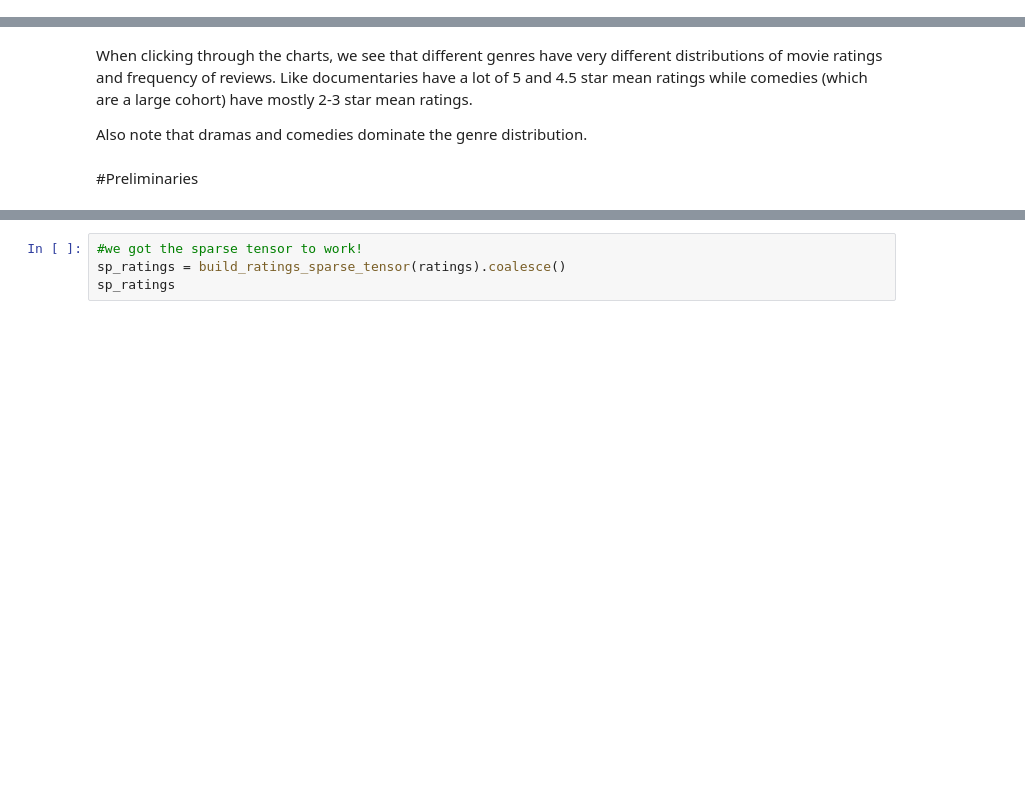
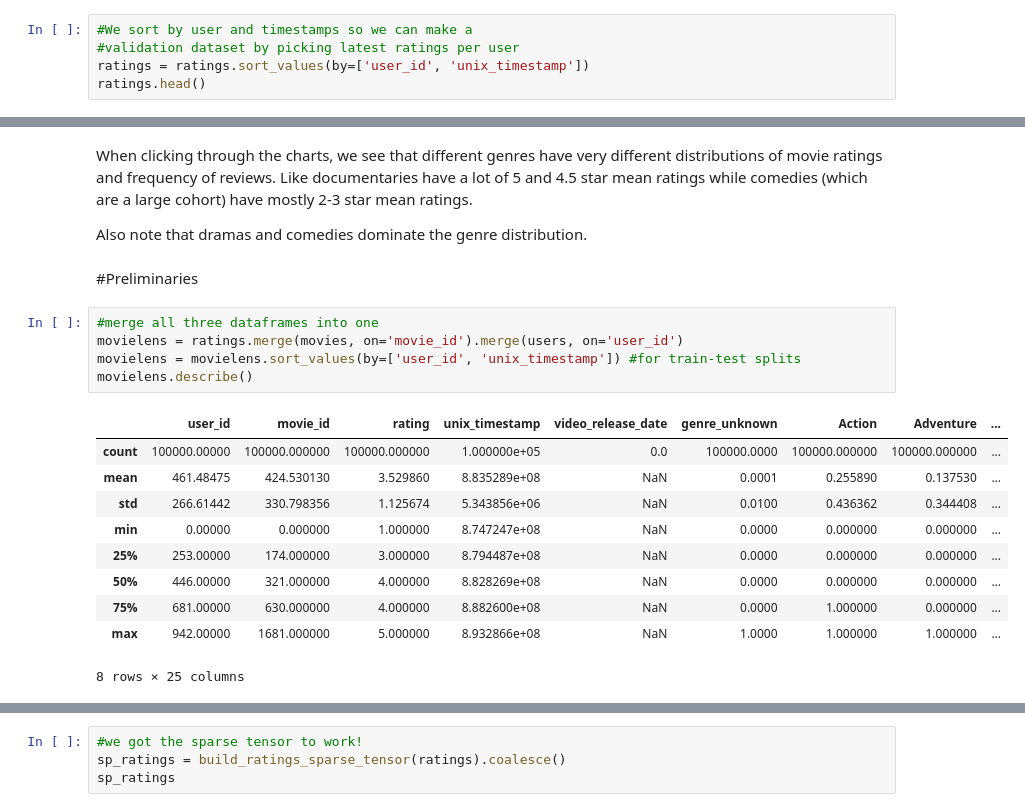
Before and after one commit to jaroorhmodi/recommendation-systems-projects, a Jupyter notebook: recommendation_systems.ipynb, the cells around one changed output, grey strips where cells are left out. Drawn from its saved outputs; the diff is of its cells as text; blank space fills up the shorter version.

```diff
--- a/recommendation_systems.ipynb
+++ b/recommendation_systems.ipynb
@@ -142,0 +159,5 @@ def train_test_val(df, val=True, holdout=0.1, random_state=None):
+# %%
+#We sort by user and timestamps so we can make a
+#validation dataset by picking latest ratings per user
+ratings = ratings.sort_values(by=['user_id', 'unix_timestamp'])
+ratings.head()
@@ -337,3 +421,19 @@ When clicking through the charts, we see that different genres have very differe
 Also note that dramas and comedies dominate the genre distribution.
 # %% [markdown]
 #Preliminaries
+# %%
+#merge all three dataframes into one
+movielens = ratings.merge(movies, on='movie_id').merge(users, on='user_id')
+movielens = movielens.sort_values(by=['user_id', 'unix_timestamp']) #for train-test splits
+movielens.describe()
+# %% [output]
+|  | user_id | movie_id | rating | unix_timestamp | video_release_date | genre_unknown | Action | Adventure | ... |
+| count | 100000.00000 | 100000.000000 | 100000.000000 | 1.000000e+05 | 0.0 | 100000.0000 | 100000.000000 | 100000.000000 | ... |
+| mean | 461.48475 | 424.530130 | 3.529860 | 8.835289e+08 | NaN | 0.0001 | 0.255890 | 0.137530 | ... |
+| std | 266.61442 | 330.798356 | 1.125674 | 5.343856e+06 | NaN | 0.0100 | 0.436362 | 0.344408 | ... |
+| min | 0.00000 | 0.000000 | 1.000000 | 8.747247e+08 | NaN | 0.0000 | 0.000000 | 0.000000 | ... |
+| 25% | 253.00000 | 174.000000 | 3.000000 | 8.794487e+08 | NaN | 0.0000 | 0.000000 | 0.000000 | ... |
+| 50% | 446.00000 | 321.000000 | 4.000000 | 8.828269e+08 | NaN | 0.0000 | 0.000000 | 0.000000 | ... |
+| 75% | 681.00000 | 630.000000 | 4.000000 | 8.882600e+08 | NaN | 0.0000 | 1.000000 | 0.000000 | ... |
+| max | 942.00000 | 1681.000000 | 5.000000 | 8.932866e+08 | NaN | 1.0000 | 1.000000 | 1.000000 | ... |
+8 rows × 25 columns
```
Also changed, not shown: parts of 24 cells of this notebook.
